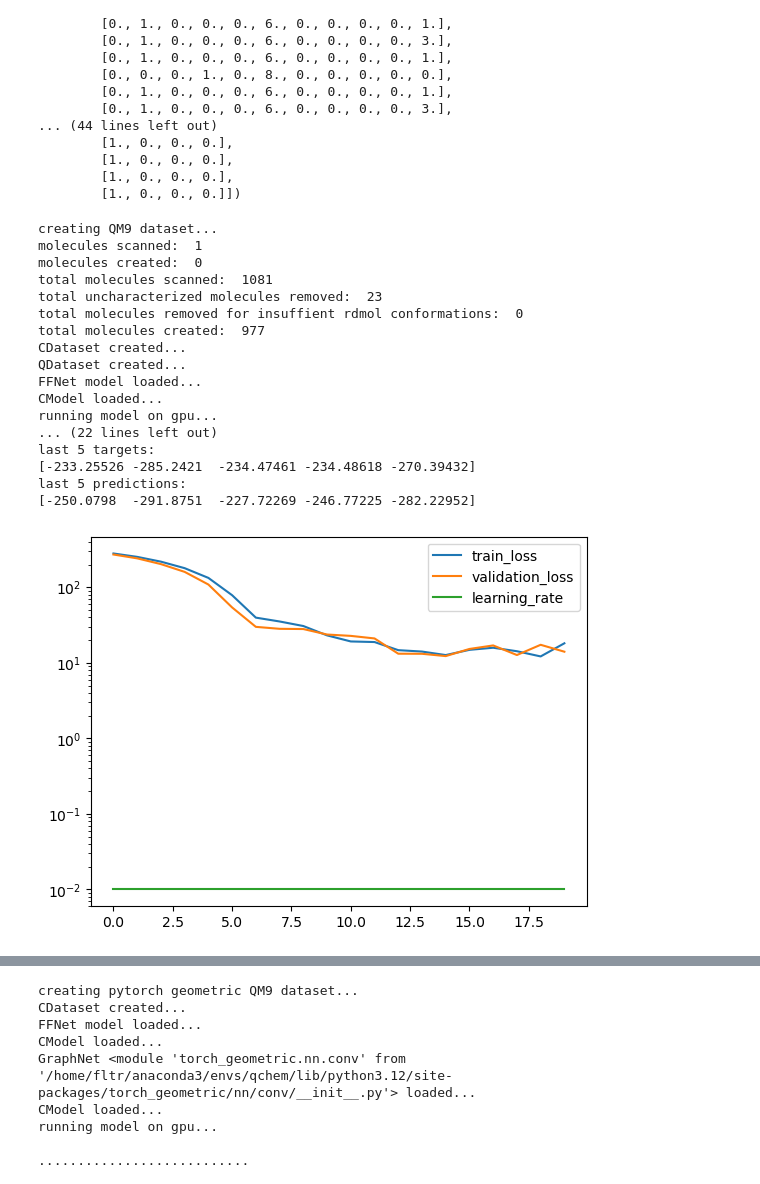
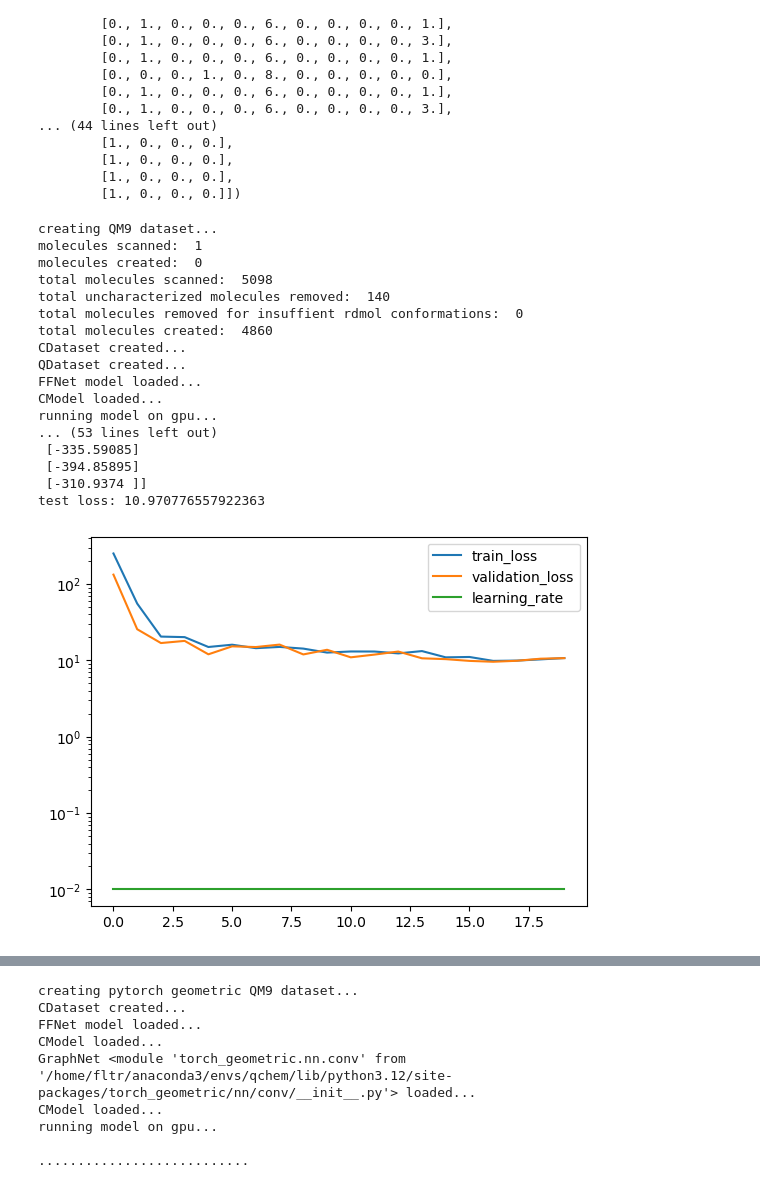
Before and after one commit to icanswim/qchem, a Jupyter notebook: experiment.ipynb, the cells around one changed output, grey strips where cells are left out. Saved outputs shown, nothing was run; the diff lists cells and outputs as text; code cells hidden in the pictures.

```diff
--- a/experiment.ipynb
+++ b/experiment.ipynb
@@ -320,8 +320,8 @@ ds_param = {'train_param': {'input_dict': {'X': [
                                              #'distance': ['distance'],
                                              #'adjacency': ['adjacency'],
                                              #'mulliken': ['mulliken'],
-                                             #'hybridization': ['hybridization'],
-                                             #'chirality': ['chirality'],
+                                             'hybridization': ['hybridization'],
+                                             'chirality': ['chirality'],
                                              'y': ['U0']},
                               'transforms': {
                                              'hybridization': [Pad1d(29), EmbedLookup(lookup_hybrid), AsTensor()],
@@ -338,19 +338,20 @@ ds_param = {'train_param': {'input_dict': {'X': [
                                              'U0': [AsTensor()],
                                             },
                               'filter_on': ('n_atoms','>','8'),
-                              'n': 1000, #non-random subset for testing,
+                              'n': 5000, #non-random subset for testing,
                               #'use_pickle': 'n_atoms_greater_than_8_3_conf', #use pickle if exists otherwise create
                               'n_conformers': 3,
                               'dict2data': False}}
 
-model_param = {'in_channels': 29+29+29+29+29*29,
+model_param = {'in_channels': 29+29+29+29+29*29+29*8+29*8,
                'hidden': 2048,
                'out_channels': 1,
                'model_name': 'funnel',
-               #'embed_param': {
-                               #'hybridization': (9,8,0,True),
-                               #'chirality': (4,8,0,True),
-                               #'flatten': True}
+               'embed_param': {
+                               'hybridization': (9,8,0,True),
+                               'chirality': (4,8,0,True),
+                               'flatten': True
+                               }
               }
 
 metrics_param = {'report_interval': 100,
@@ -361,42 +362,42 @@ crit_param = {'reduction': 'sum'}
 
 sample_param = {'set_seed': 88,
                 'splits': (.7,.15),
                 #'subset': .1, #create random subset
                 }
 
 sched_param = {'factor': .6,
                'patience': 5,
                'cooldown': 5,
                'min_lr': .00125} #plateau at this value
 
 opt_param = {'lr': 0.01}
 
 
 l = Learn([QM9], FFNet, Selector,
           Optimizer=Adam, Scheduler=ReduceLROnPlateau, Criterion=L1Loss,
           model_param=model_param, ds_param=ds_param, sample_param=sample_param,
           opt_param=opt_param, sched_param=sched_param, crit_param=crit_param,
           metrics_param=metrics_param,
           squeeze_y_pred=False, batch_size=128, epochs=20, save_model=False)
 # %% [output]
 creating QM9 dataset...
 molecules scanned:  1
 molecules created:  0
-total molecules scanned:  1081
-total uncharacterized molecules removed:  23
+total molecules scanned:  5098
+total uncharacterized molecules removed:  140
 total molecules removed for insuffient rdmol conformations:  0
-total molecules created:  977
+total molecules created:  4860
 CDataset created...
 QDataset created...
 FFNet model loaded...
 CModel loaded...
 running model on gpu...
-... (22 lines left out)
-last 5 targets:
-[-233.25526 -285.2421  -234.47461 -234.48618 -270.39432]
-last 5 predictions:
-[-250.0798  -291.8751  -227.72269 -246.77225 -282.22952]
+... (53 lines left out)
+ [-335.59085]
+ [-394.85895]
+ [-310.9374 ]]
+test loss: 10.970776557922363
-[figure, old version]
+[figure, new version]
 # %%
 # qchem PyG dataset wrapper (PGDS) with qchem model (GraphNet)
 # NetConv convolutions with edge features
```
Also changed, not shown: parts of 1 cell of this notebook, 2 other files.
